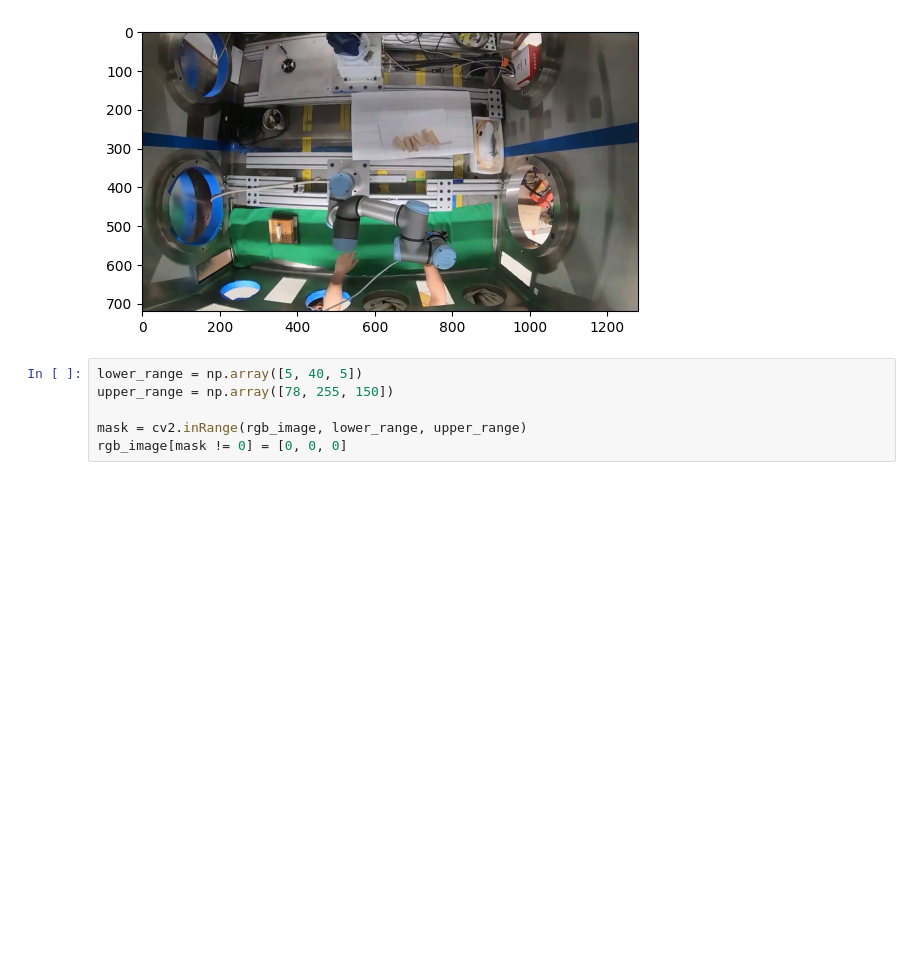
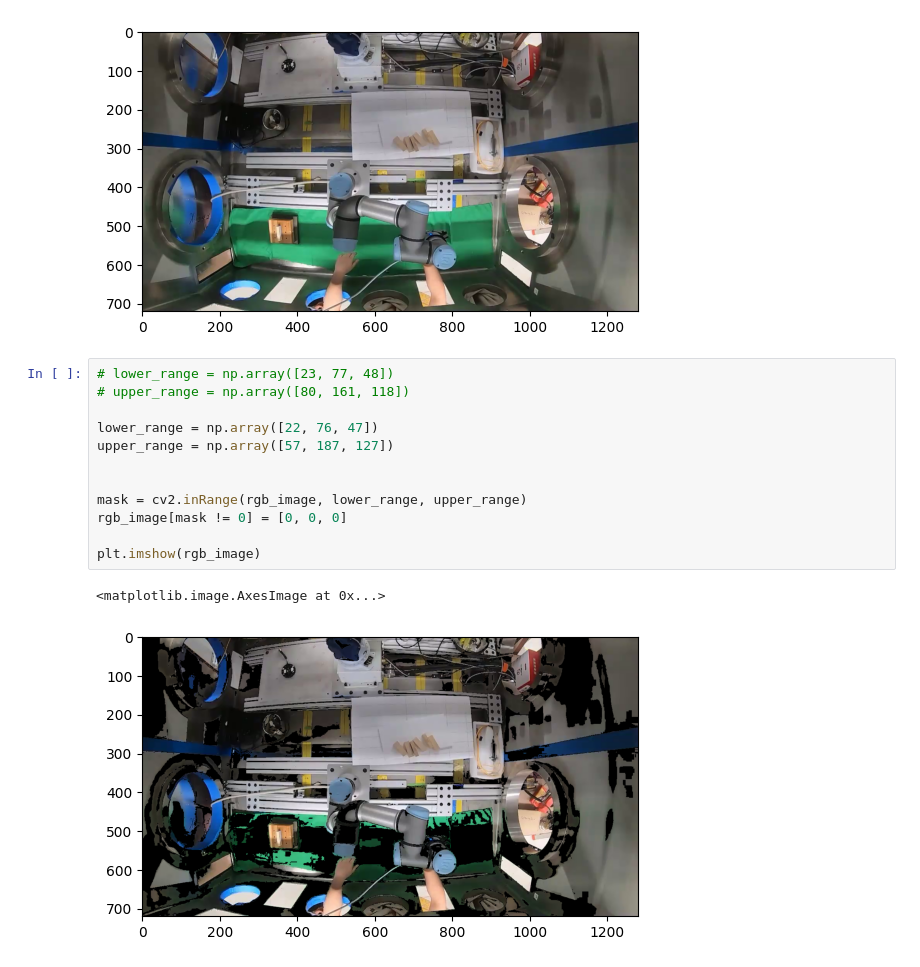
Before and after one commit to UTNuclearRoboticsPublic/assembly_glovebox_dataset, a Jupyter notebook: training/ignore_this_folder/background_testing.ipynb, the cells around one changed output. Saved outputs shown, nothing was run; the diff lists cells and outputs as text; blank space fills up the shorter version.

```diff
--- a/training/ignore_this_folder/background_testing.ipynb
+++ b/training/ignore_this_folder/background_testing.ipynb
@@ -12,8 +12,17 @@ plt.imshow(rgb_image)
 <matplotlib.image.AxesImage at 0x...>
 [figure]
 # %%
-lower_range = np.array([5, 40, 5])
-upper_range = np.array([78, 255, 150])
+# lower_range = np.array([23, 77, 48])
+# upper_range = np.array([80, 161, 118])
+
+lower_range = np.array([22, 76, 47])
+upper_range = np.array([57, 187, 127])
+
 
 mask = cv2.inRange(rgb_image, lower_range, upper_range)
 rgb_image[mask != 0] = [0, 0, 0]
+
+plt.imshow(rgb_image)
+# %% [output]
+<matplotlib.image.AxesImage at 0x...>
+[figure, added]
```
Also changed, not shown: parts of 11 cells of this notebook, 1 other file.
